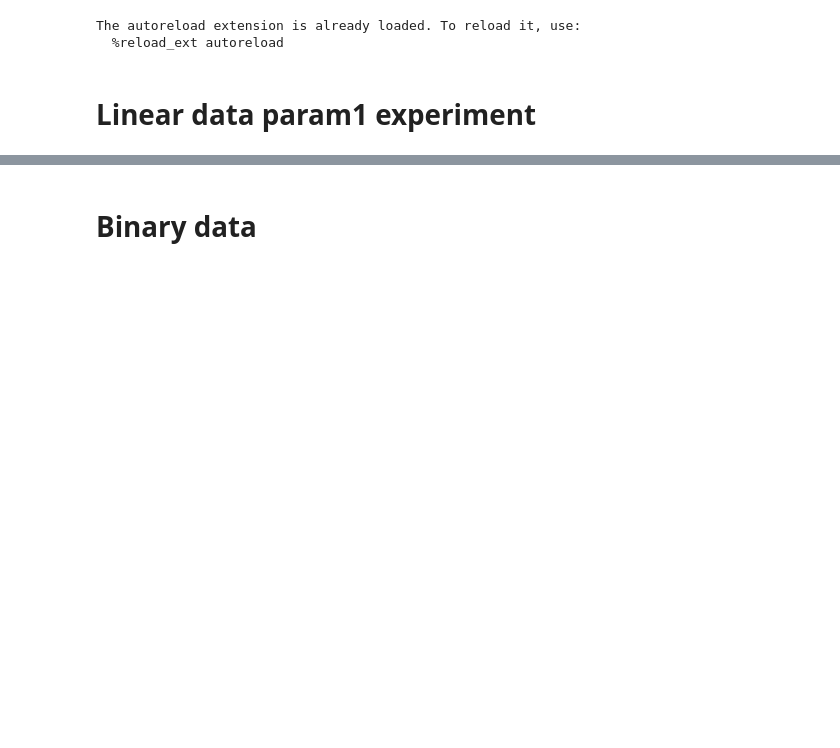
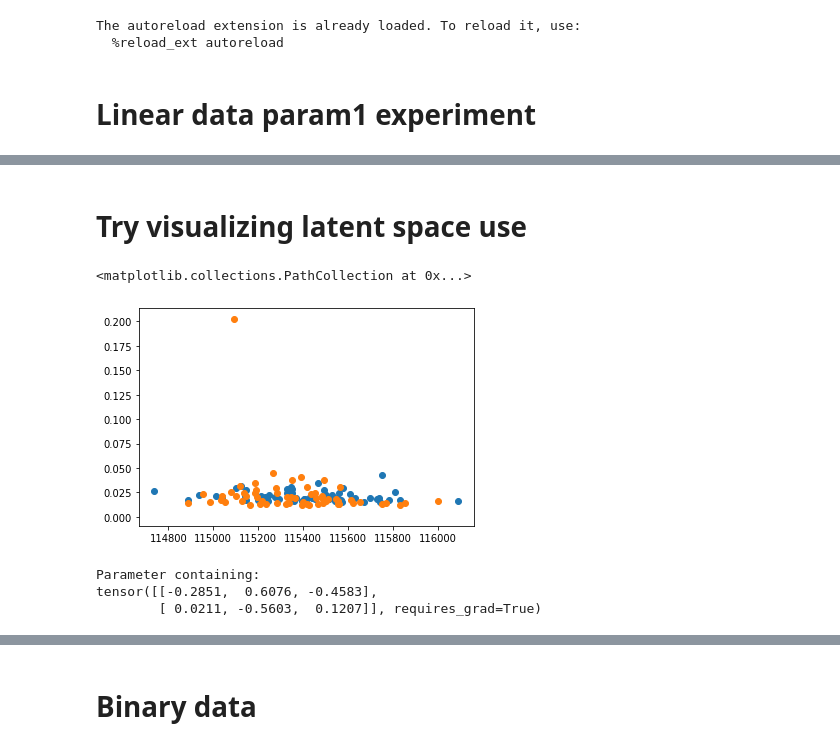
Before and after one commit to skwfz/cevae, a Jupyter notebook: PlottingSimpleData.ipynb, the cells around one changed output, grey strips where cells are left out. Cells and saved outputs as stored; diff of their text form; code cells hidden in the pictures; blank space fills up the shorter version.

Commit message:
Add experiments done on laptop

```diff
--- a/PlottingSimpleData.ipynb
+++ b/PlottingSimpleData.ipynb
@@ -184,0 +205,35 @@ plt.show()
+# %%
+#Combine results 20k 2d experiments
+models_linear_zdim2 = {'20000':dict()}
+losses_linear_zdim2 = {'20000':dict()}
+for key in models_linear_zdim2_1['20000']:
+    models_linear_zdim2['20000'][key] = models_linear_zdim2_1['20000'][key]
+    losses_linear_zdim2['20000'][key] = losses_linear_zdim2_1['20000'][key]
+for key in models_linear_zdim2_2['20000']:
+    models_linear_zdim2['20000'][key+10] = models_linear_zdim2_2['20000'][key]
+    losses_linear_zdim2['20000'][key+10] = losses_linear_zdim2_2['20000'][key]
+
+models_NN_zdim2 = {'20000':dict()}
+losses_NN_zdim2 = {'20000':dict()}
+for key in models_NN_zdim2_1['df20000']:
+    models_NN_zdim2['20000'][key] = models_NN_zdim2_1['df20000'][key]
+    losses_NN_zdim2['20000'][key] = losses_NN_zdim2_1['df20000'][key]
+for key in models_NN_zdim2_2['20000']:
+    models_NN_zdim2['20000'][key+10] = models_NN_zdim2_2['20000'][key]
+    losses_NN_zdim2['20000'][key+10] = losses_NN_zdim2_2['20000'][key]
+
+final_losses_linear_zdim2_20k = np.zeros(60)
+final_losses_NN_zdim2_20k = np.zeros(60)
+for j in range(60):
+    final_losses_linear_zdim2_20k[j] = losses_linear_zdim2['20000'][j]['total'][-1]
+    final_losses_NN_zdim2_20k[j] = losses_NN_zdim2['20000'][j]['total'][-1]
+# %%
+AID_linear_zdim2_20k = np.zeros(60)
+AID_NN_zdim2_20k = np.zeros(60)
+gothrough = [(AID_linear_zdim2_20k, models_linear_zdim2), (AID_NN_zdim2_20k, models_NN_zdim2)]
+for AID_, models_ in gothrough:
+    for j in range(60):
+        if j % 5 == 0:
+            print(j)
+        AID_[j] =  estimate_AID_lineardata(models_["20000"][j], c_yt,
+                            c_yz, s_y, c_t, s_t, c_x, n=100, lim=6, nsample=10000)[0]
@@ -184,0 +342,8 @@ plt.show()
+# %% [markdown]
+# Try visualizing latent space use
+# %%
+plt.scatter(final_losses_NN_zdim2_20k, AID_NN_zdim2_20k)
+plt.scatter(final_losses_linear_zdim2_20k,AID_linear_zdim2_20k)
+# %% [output]
+<matplotlib.collections.PathCollection at 0x...>
+[figure, added]
@@ -184,0 +352,6 @@ plt.show()
+# %%
+models_linear_zdim2['20000'][4].decoder.y_nn[0].weight
+# %% [output]
+Parameter containing:
+tensor([[-0.2851,  0.6076, -0.4583],
+        [ 0.0211, -0.5603,  0.1207]], requires_grad=True)
```
Also changed, not shown: parts of 66 cells of this notebook, 2 other files.
